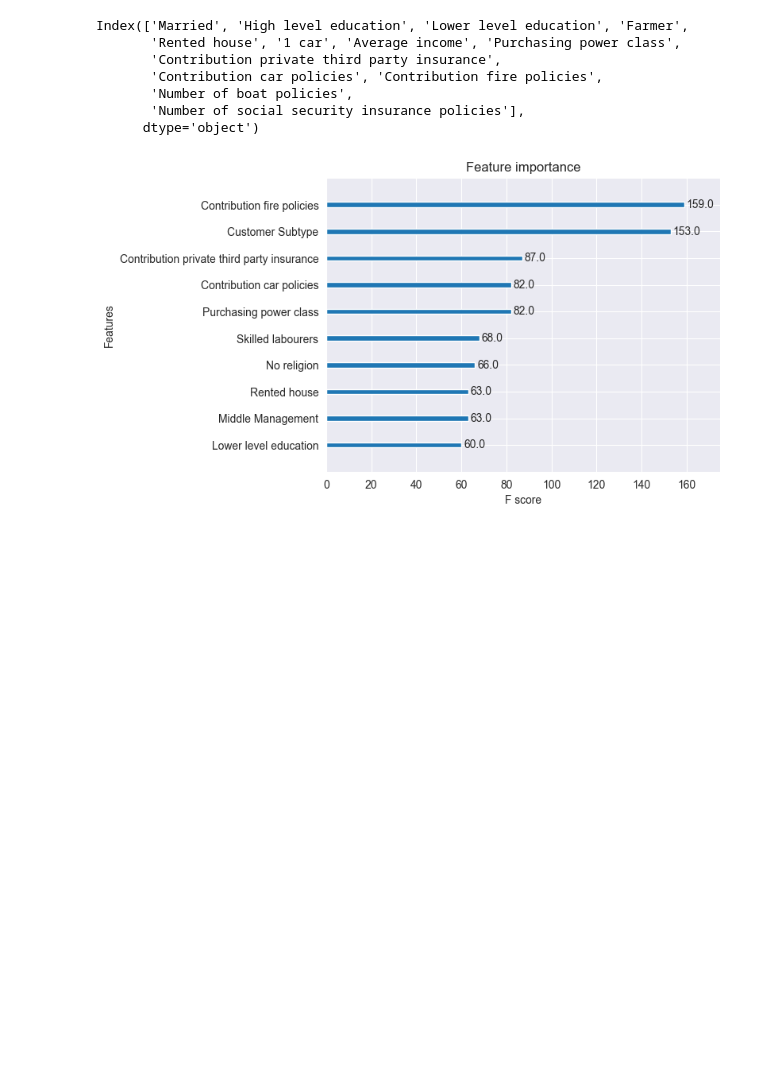
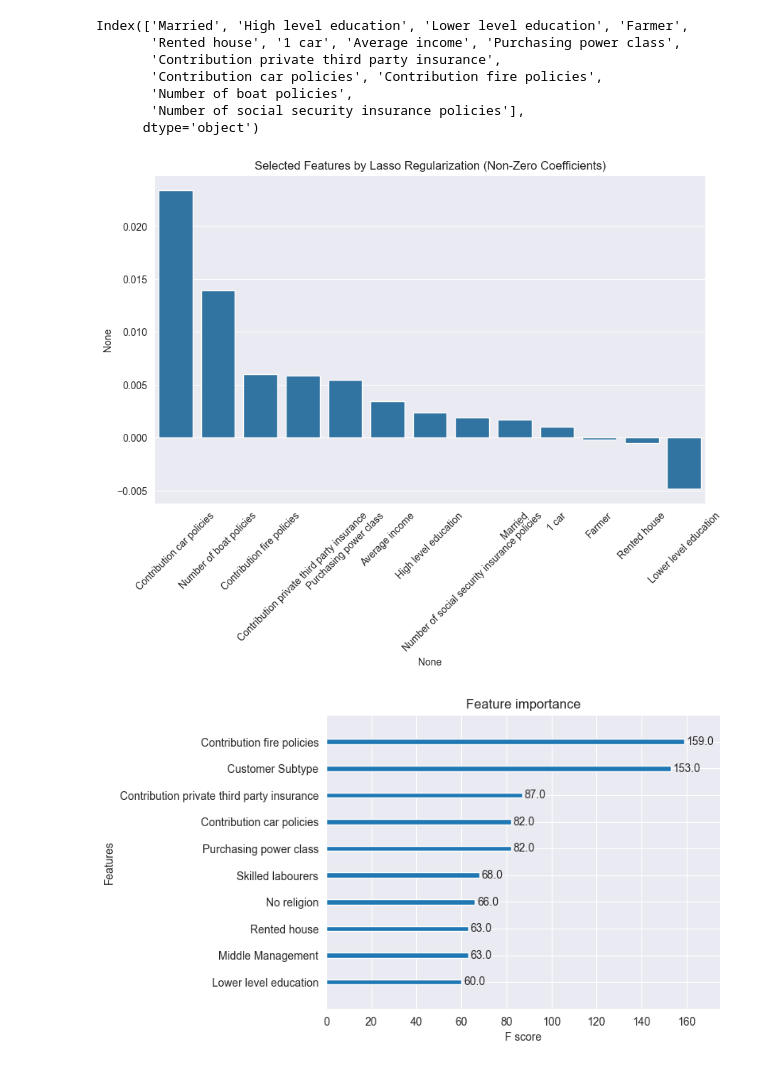
Before and after one commit to lschulte09/DataMiningCourse, a Jupyter notebook: Lab3.ipynb, the cells around one changed output. Drawn from its saved outputs; the diff is of its cells as text; code cells hidden in the pictures; blank space fills up the shorter version.

```diff
--- a/Lab3.ipynb
+++ b/Lab3.ipynb
@@ -93,25 +104,39 @@ Index(['Customer Subtype', 'Customer main type', 'High level education',
 # %%
-# there is also the lasso feature selection approach, which will via regularization shrink unimportant features. Interestingly, it selects different features from RFE
+ # there is also the lasso feature selection approach, which will via regularization shrink unimportant features. Interestingly, it selects different features from RFE
 
 from sklearn.linear_model import Lasso
 from sklearn.preprocessing import StandardScaler
 
 scaler = StandardScaler()
 X_scaled = scaler.fit_transform(X)
 
 lasso = Lasso(alpha=0.01)  # You can tune the alpha value
 lasso.fit(X_scaled, y)
 
 selected_features = X.columns[lasso.coef_ != 0]
 print(selected_features)
+
+lasso_coefficients = pd.Series(lasso.coef_, index=X.columns)
+lasso_selected = lasso_coefficients[lasso_coefficients != 0].sort_values(ascending=False)
+
+# Plot the selected features
+plt.figure(figsize=(10,6))
+sns.barplot(x=lasso_selected.index, y=lasso_selected)
+plt.title('Selected Features by Lasso Regularization (Non-Zero Coefficients)')
+plt.xticks(rotation=45)
+plt.show()
+
+for feature in selected_features:
+    total_features[feature] += 1
 # %% [output]
 Index(['Married', 'High level education', 'Lower level education', 'Farmer',
        'Rented house', '1 car', 'Average income', 'Purchasing power class',
        'Contribution private third party insurance',
        'Contribution car policies', 'Contribution fire policies',
        'Number of boat policies',
        'Number of social security insurance policies'],
       dtype='object')
+[figure, added]
 # %%
 from xgboost import XGBClassifier
 import xgboost as xgb
```
Also changed, not shown: parts of 8 cells of this notebook, 4 other files.
